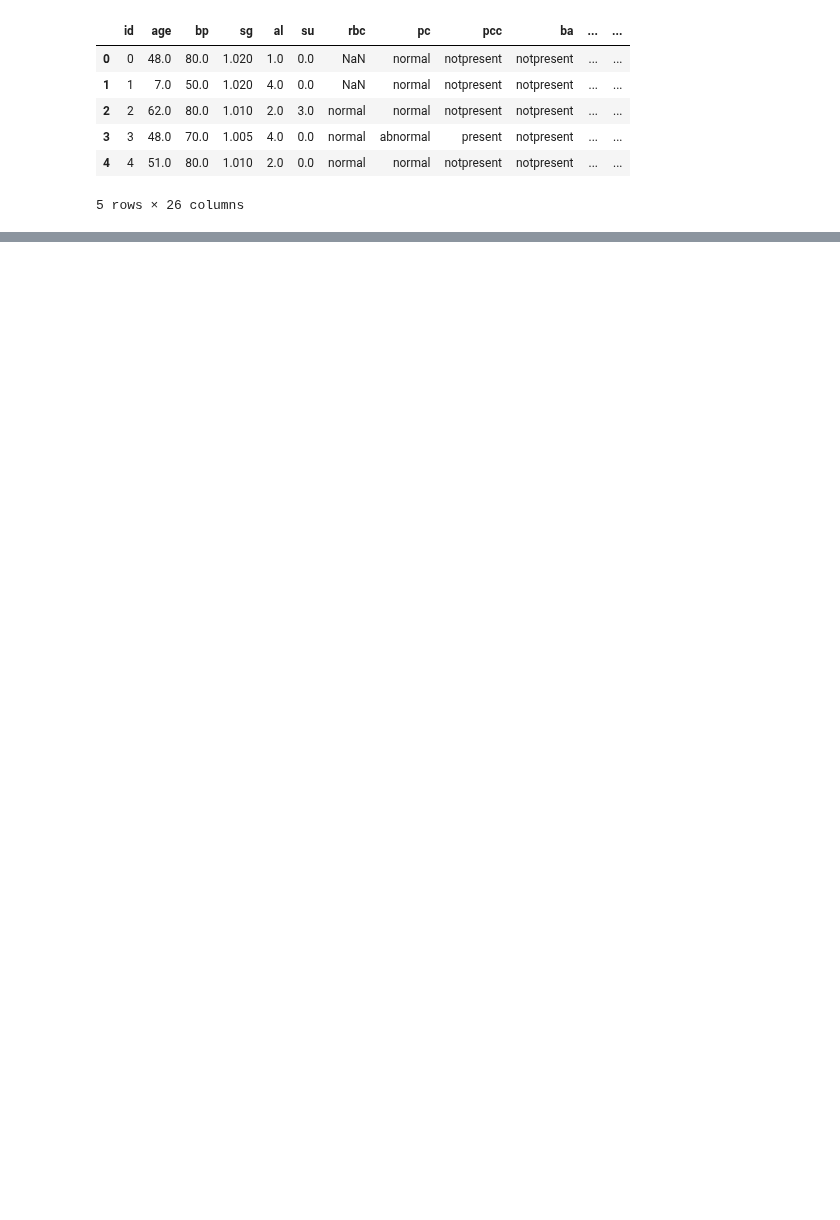
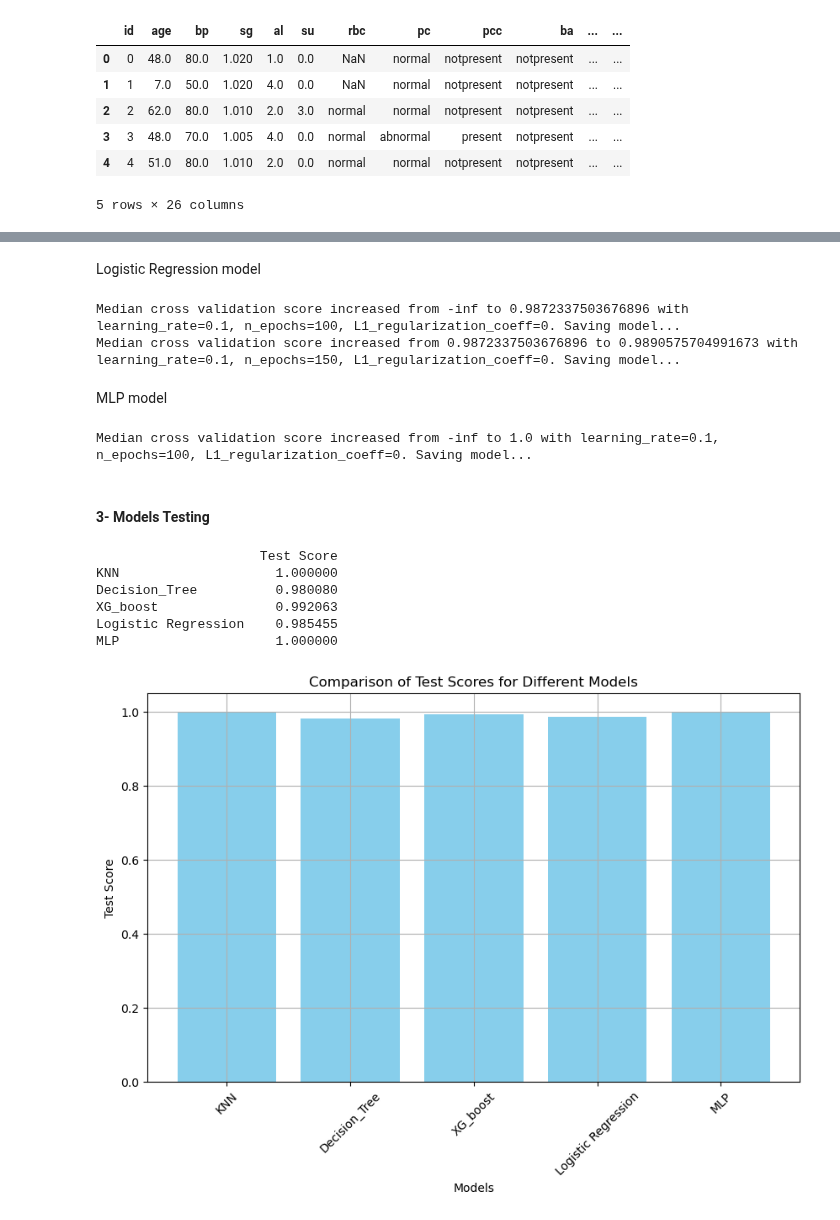
Before and after one commit to HamidMahamat/Development_project, a Jupyter notebook: main.ipynb, the cells around one changed output, grey strips where cells are left out. Saved outputs shown, nothing was run; the diff lists cells and outputs as text; code cells hidden in the pictures; blank space fills up the shorter version.

```diff
--- a/main.ipynb
+++ b/main.ipynb
@@ -149,0 +129,3 @@ score
+# %%
+decisiontree_trainer_bn = DecisionTree_trainer()
+model_training(decisiontree_trainer_bn, train_banknote_df, cross_val_split_banknote, "target")
@@ -149,0 +142,3 @@ score
+# %%
+XG_boost_trainer_bn = XG_boost_trainer()
+model_training(XG_boost_trainer_bn, train_banknote_df, cross_val_split_banknote, "target")
@@ -149,0 +150,29 @@ score
+# %% [markdown]
+Logistic Regression model
+# %%
+input_size_bn = train_banknote_df.shape[1]
+logistic_reg_trainer_bn = logistic_regression_trainer(input_size_bn - 1)
+model_training(logistic_reg_trainer_bn, train_banknote_df,cross_val_split_banknote,  "target")
+# %% [output]
+Median cross validation score increased from -inf to 0.9872337503676896 with learning_rate=0.1, n_epochs=100, L1_regularization_coeff=0. Saving model...
+Median cross validation score increased from 0.9872337503676896 to 0.9890575704991673 with learning_rate=0.1, n_epochs=150, L1_regularization_coeff=0. Saving model...
+# %% [markdown]
+MLP model
+# %%
+MLP_trainer_bn = MLP_trainer(input_size_bn - 1)
+model_training(MLP_trainer_bn, train_banknote_df,cross_val_split_banknote,  "target")
+# %% [output]
+Median cross validation score increased from -inf to 1.0 with learning_rate=0.1, n_epochs=100, L1_regularization_coeff=0. Saving model...
+# %% [markdown]
+#### 3- Models Testing
+# %%
+models_bn = [Knn_trainer_bn, decisiontree_trainer_bn, XG_boost_trainer_bn, logistic_reg_trainer_bn, MLP_trainer_bn]
+compare_results(models_bn, test_banknote_df, "target")
+# %% [output]
+                     Test Score
+KNN                    1.000000
+Decision_Tree          0.980080
+XG_boost               0.992063
+Logistic Regression    0.985455
+MLP                    1.000000
+[figure, added]
```
Also changed, not shown: parts of 40 cells of this notebook, 1 other file.
